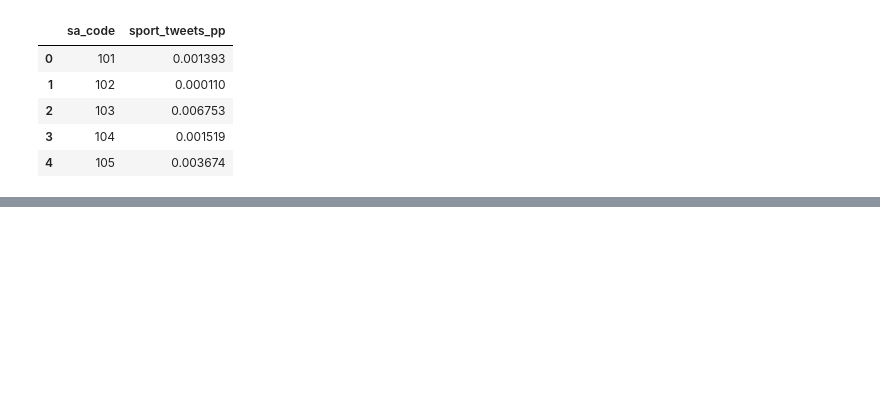
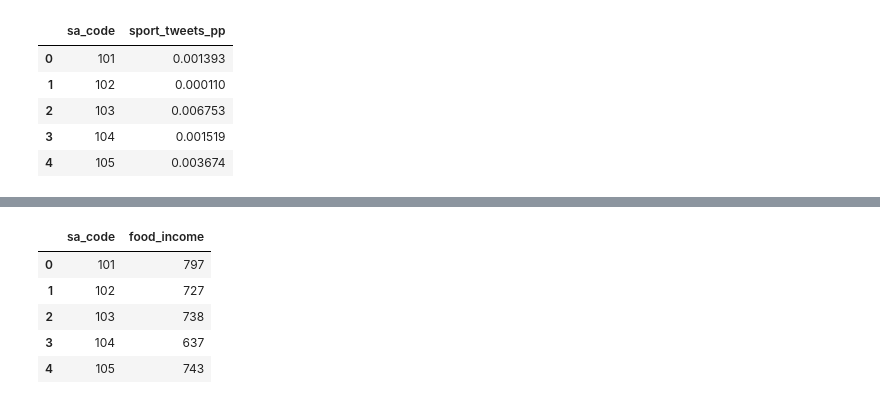
Before and after one commit to terrance2630/CCC_A2, a Jupyter notebook: processed_data_analysis/scenario_correlation.ipynb, the cells around one changed output, grey strips where cells are left out. Saved outputs shown, nothing was run; the diff lists cells and outputs as text; code cells hidden in the pictures; blank space fills up the shorter version.

```diff
--- a/processed_data_analysis/scenario_correlation.ipynb
+++ b/processed_data_analysis/scenario_correlation.ipynb
@@ -54,0 +77,9 @@ sport_tweets_pp_df.head()
+# %%
+food_income_df.head()
+# %% [output]
+|  | sa_code | food_income |
+| 0 | 101 | 797 |
+| 1 | 102 | 727 |
+| 2 | 103 | 738 |
+| 3 | 104 | 637 |
+| 4 | 105 | 743 |
```
Also changed, not shown: parts of 7 cells of this notebook, 2 other files.
